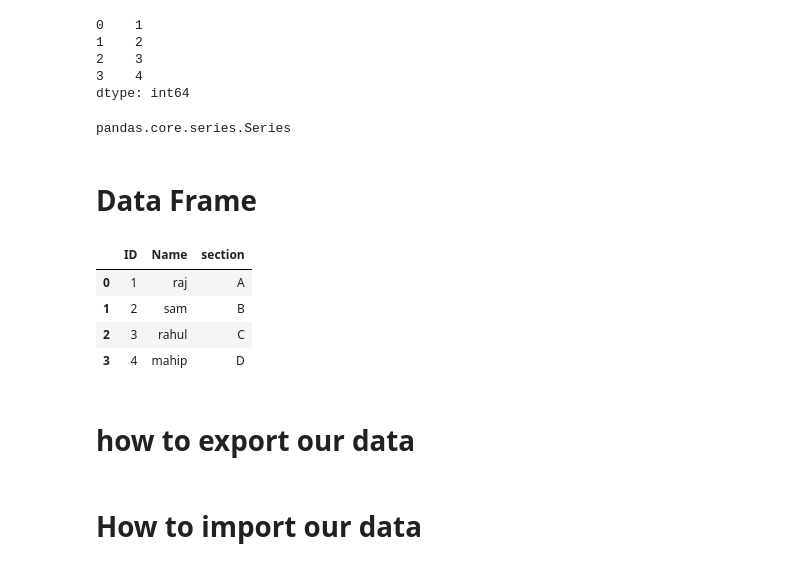
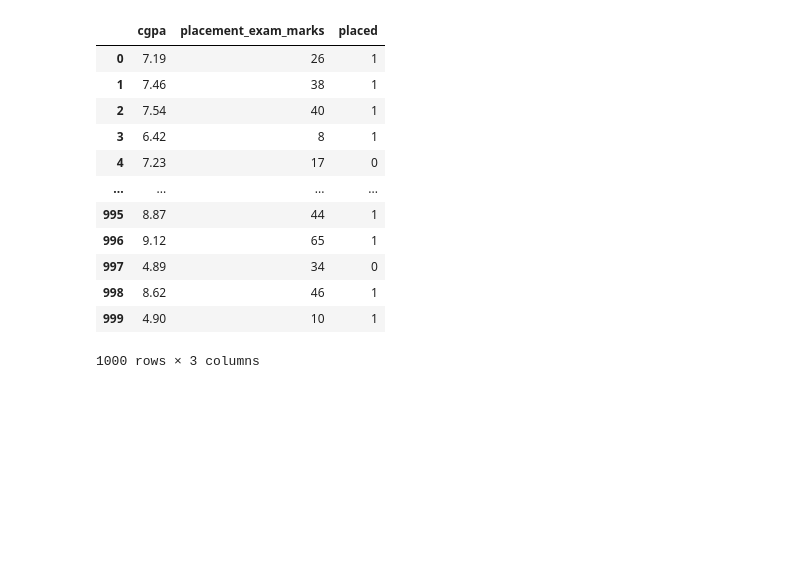
Before and after one commit to Ankit-Jakhar/pandas, a Jupyter notebook: pandas revision.ipynb, the cells around one changed output. Cells and saved outputs as stored; diff of their text form; code cells hidden in the pictures; blank space fills up the shorter version.

```diff
--- a/pandas revision.ipynb
+++ b/pandas revision.ipynb
@@ -11,17 +0,0 @@
-# %%
-import pandas as pd
-a =pd.Series([1,2,3,4])
-a
-# %% [output]
-0    1
-1    2
-2    3
-3    4
-dtype: int64
-# %%
-type(a
-    )
-# %% [output]
-pandas.core.series.Series
-# %% [markdown]
-# Data Frame
@@ -33,11 +4,17 @@ a ={
 # %%
-df =pd.DataFrame(a)
+df =pd.read_csv("newplacementdata.csv")
 df
 # %% [output]
-|  | ID | Name | section |
-| 0 | 1 | raj | A |
-| 1 | 2 | sam | B |
-| 2 | 3 | rahul | C |
-| 3 | 4 | mahip | D |
+|  | cgpa | placement_exam_marks | placed |
+| 0 | 7.19 | 26 | 1 |
+| 1 | 7.46 | 38 | 1 |
+| 2 | 7.54 | 40 | 1 |
+| 3 | 6.42 | 8 | 1 |
+| 4 | 7.23 | 17 | 0 |
+| ... | ... | ... | ... |
+| 995 | 8.87 | 44 | 1 |
+| 996 | 9.12 | 65 | 1 |
+| 997 | 4.89 | 34 | 0 |
+| 998 | 8.62 | 46 | 1 |
+| 999 | 4.90 | 10 | 1 |
+1000 rows × 3 columns
-# %% [markdown]
-# how to export our data
@@ -46,2 +20,0 @@ df.to_csv("data_of_students" ,index =False)
-# %% [markdown]
-# How to import our data
```
Also changed, not shown: parts of 67 cells of this notebook.
